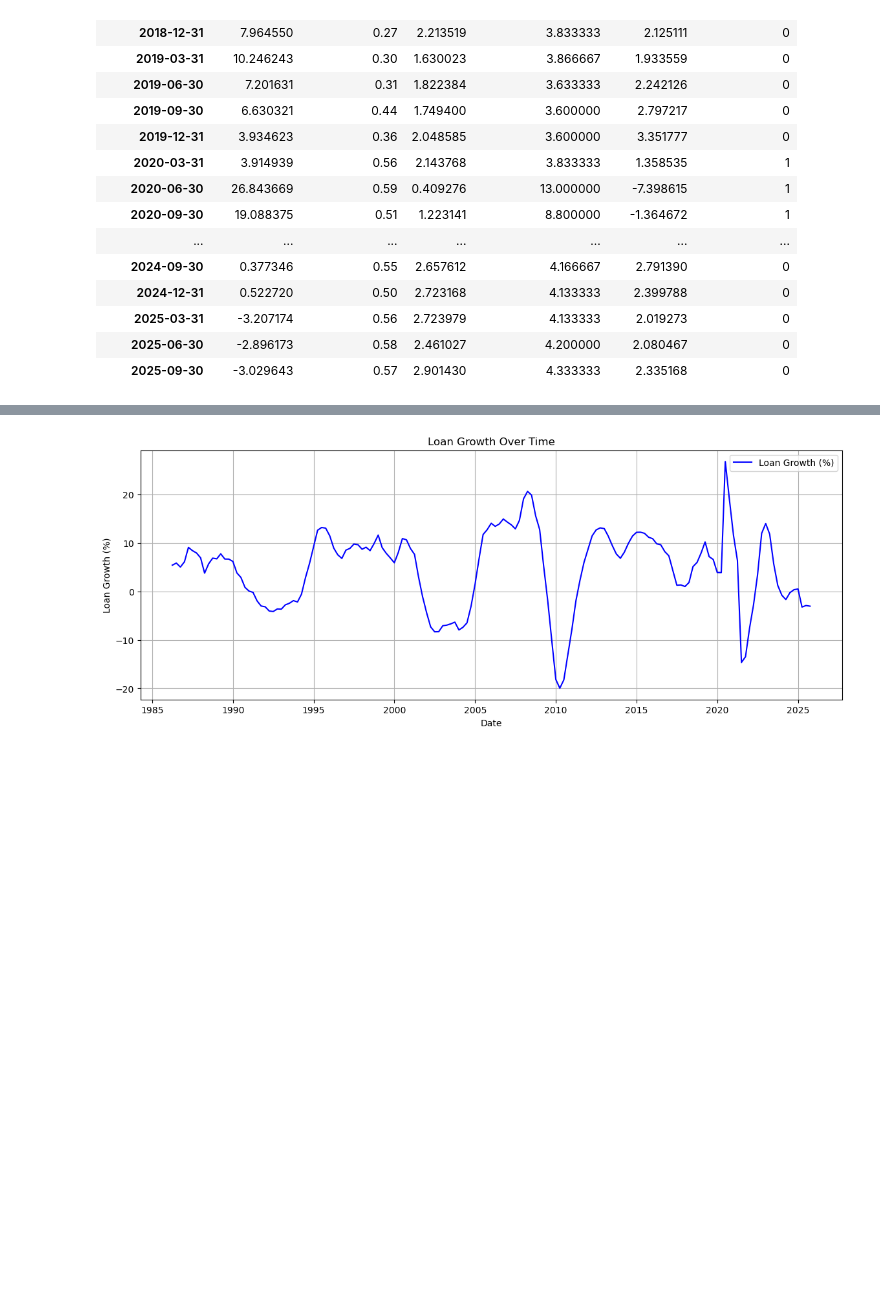
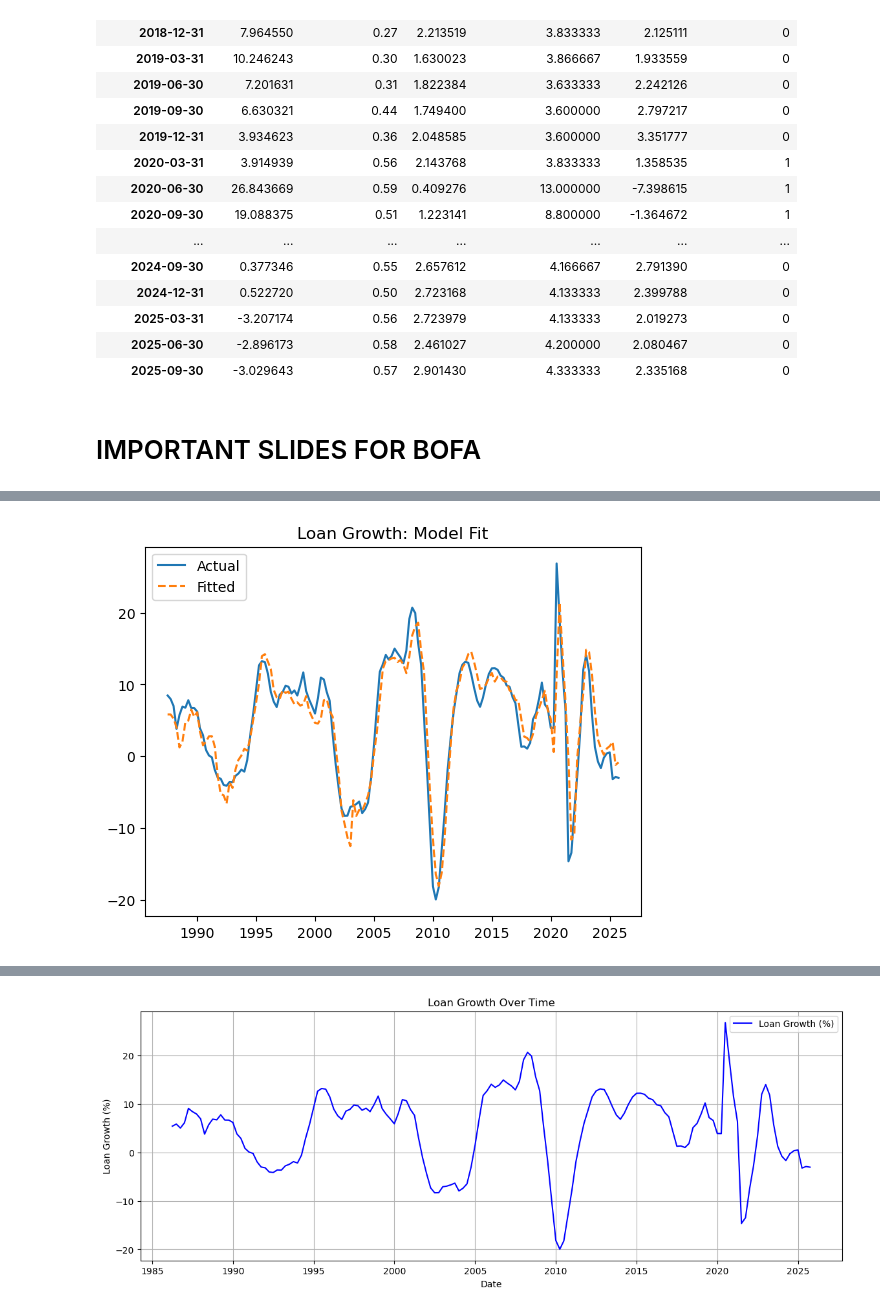
Before and after one commit to gpointd/ECON-522-Forecasting-Project, a Jupyter notebook: Climate Data/cleaner_analysis_riddhi.ipynb, the cells around one changed output, grey strips where cells are left out. Saved outputs shown, nothing was run; the diff lists cells and outputs as text; code cells hidden in the pictures; blank space fills up the shorter version.

```diff
--- a/Climate Data/cleaner_analysis_riddhi.ipynb
+++ b/Climate Data/cleaner_analysis_riddhi.ipynb
@@ -212,6 +212,8 @@ df_history[['Loan_Growth', 'Chargeoff_Rate', 'Inflation', 'Unemployment_Rate', '
 | 2025-03-31 | -3.207174 | 0.56 | 2.723979 | 4.133333 | 2.019273 | 0 |
 | 2025-06-30 | -2.896173 | 0.58 | 2.461027 | 4.200000 | 2.080467 | 0 |
 | 2025-09-30 | -3.029643 | 0.57 | 2.901430 | 4.333333 | 2.335168 | 0 |
+# %% [markdown]
+# IMPORTANT SLIDES FOR BOFA
 # %%
 import statsmodels.api as sm
 
@@ -259,6 +261,18 @@ print("------ Loan Growth Regression ------")
 print(model_loan.summary())
 print("\n------ Charge-Off Rate Regression ------")
 print(model_charge.summary())
+
+import matplotlib.pyplot as plt
+
+# Loan Growth
+df_reg['Loan_Fitted'] = model_loan.fittedvalues
+
+plt.figure()
+plt.plot(df_reg.index, df_reg['Loan_Growth'], label='Actual')
+plt.plot(df_reg.index, df_reg['Loan_Fitted'], linestyle='--', label='Fitted')
+plt.title('Loan Growth: Model Fit')
+plt.legend()
+plt.show()
 # %% [output]
 ------ Loan Growth Regression ------
                             OLS Regression Results
@@ -271,9 +285,10 @@ Time:                        08:44:26   Log-Likelihood:                -384.58
 No. Observations:                 154   AIC:                             783.2
 Df Residuals:                     147   BIC:                             804.4
 Df Model:                           6
 Covariance Type:            nonrobust
 ... (47 lines left out)
 ==============================================================================
 
 Notes:
 [1] Standard Errors assume that the covariance matrix of the errors is correctly specified.
+[figure, added]
```
Also changed, not shown: parts of 13 cells of this notebook.
